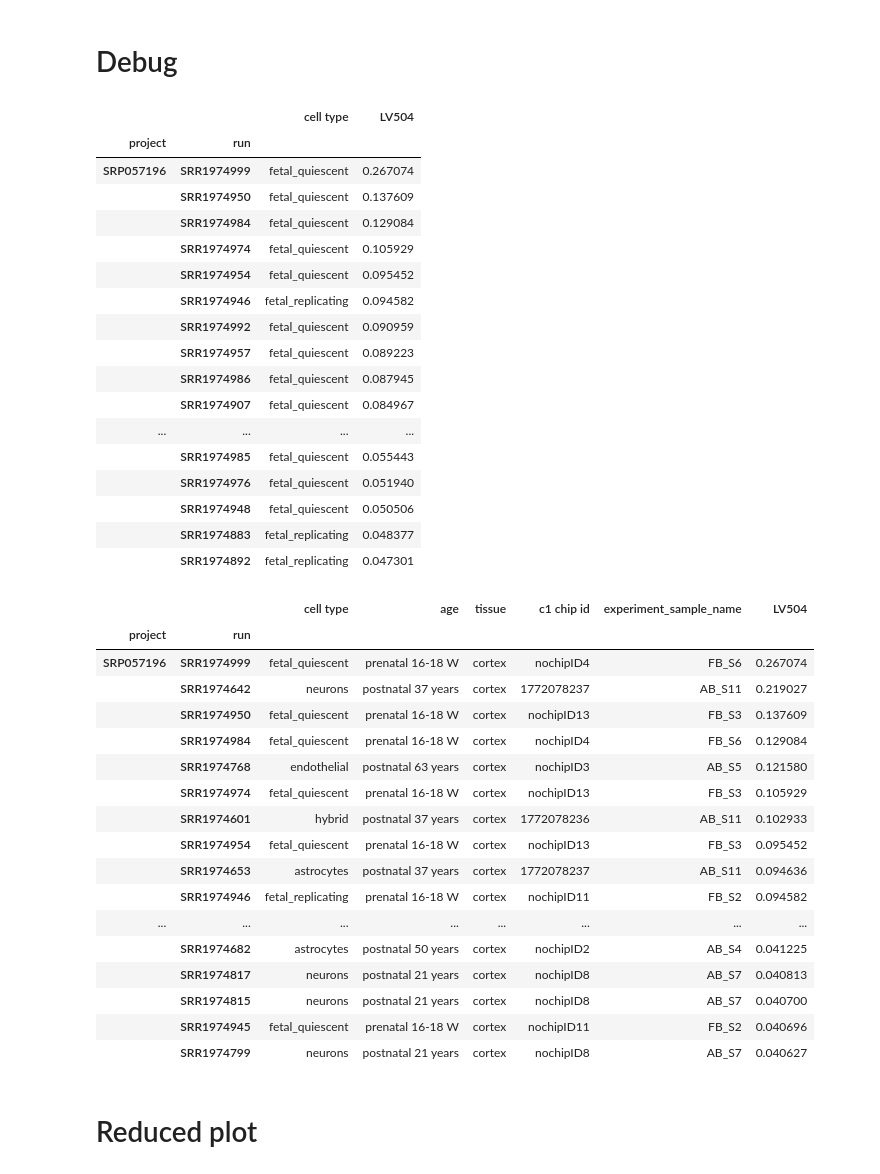
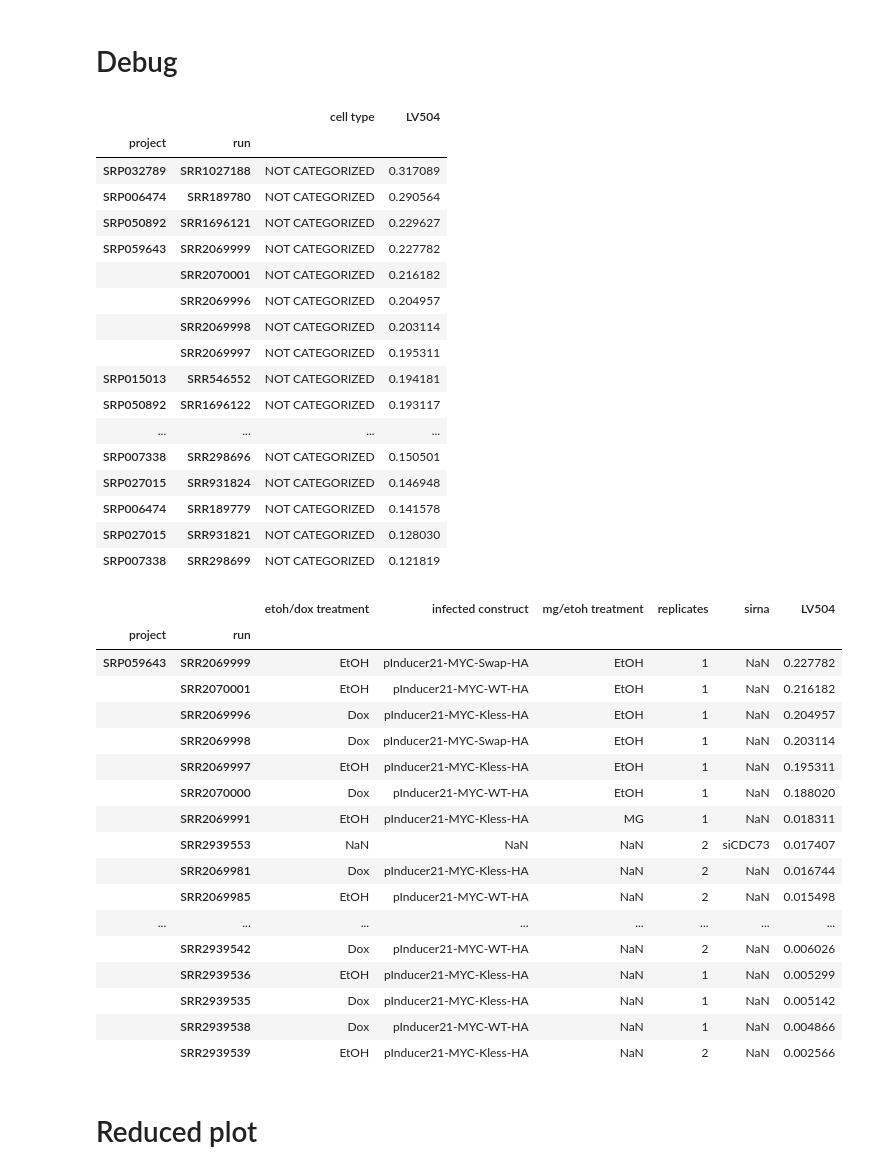
Before and after one commit to pivlab/phenoplier, a Jupyter notebook: projects/asthma-copd/nbs/35_gls_lvs_analyses/05-lv_cell_types/05-LV504-cell_types.ipynb, the cells around one changed output. Drawn from its saved outputs; the diff is of its cells as text; code cells hidden in the pictures.

```diff
--- a/projects/asthma-copd/nbs/35_gls_lvs_analyses/05-lv_cell_types/05-LV504-cell_types.ipynb
+++ b/projects/asthma-copd/nbs/35_gls_lvs_analyses/05-lv_cell_types/05-LV504-cell_types.ipynb
@@ -368,53 +376,53 @@ with sns.plotting_context("paper", font_scale=2.5), sns.axes_style("whitegrid"):
 with pd.option_context(
     "display.max_rows", None, "display.max_columns", None, "display.max_colwidth", None
 ):
-    _tmp = final_plot_data[final_plot_data[SELECTED_ATTRIBUTE].str.contains("fetal_")].sort_values(LV_NAME, ascending=False)
+    _tmp = final_plot_data[final_plot_data[SELECTED_ATTRIBUTE].str.contains("^NOT CATEGORIZED$")].sort_values(LV_NAME, ascending=False)
     display(_tmp.head(20))
 # %% [output]
 |  |  | cell type | LV504 |
 | project | run |  |  |
-| SRP057196 | SRR1974999 | fetal_quiescent | 0.267074 |
-|  | SRR1974950 | fetal_quiescent | 0.137609 |
-|  | SRR1974984 | fetal_quiescent | 0.129084 |
-|  | SRR1974974 | fetal_quiescent | 0.105929 |
-|  | SRR1974954 | fetal_quiescent | 0.095452 |
-|  | SRR1974946 | fetal_replicating | 0.094582 |
-|  | SRR1974992 | fetal_quiescent | 0.090959 |
-|  | SRR1974957 | fetal_quiescent | 0.089223 |
-|  | SRR1974986 | fetal_quiescent | 0.087945 |
-|  | SRR1974907 | fetal_quiescent | 0.084967 |
+| SRP032789 | SRR1027188 | NOT CATEGORIZED | 0.317089 |
+| SRP006474 | SRR189780 | NOT CATEGORIZED | 0.290564 |
+| SRP050892 | SRR1696121 | NOT CATEGORIZED | 0.229627 |
+| SRP059643 | SRR2069999 | NOT CATEGORIZED | 0.227782 |
+|  | SRR2070001 | NOT CATEGORIZED | 0.216182 |
+|  | SRR2069996 | NOT CATEGORIZED | 0.204957 |
+|  | SRR2069998 | NOT CATEGORIZED | 0.203114 |
+|  | SRR2069997 | NOT CATEGORIZED | 0.195311 |
+| SRP015013 | SRR546552 | NOT CATEGORIZED | 0.194181 |
+| SRP050892 | SRR1696122 | NOT CATEGORIZED | 0.193117 |
 | ... | ... | ... | ... |
-|  | SRR1974985 | fetal_quiescent | 0.055443 |
-|  | SRR1974976 | fetal_quiescent | 0.051940 |
-|  | SRR1974948 | fetal_quiescent | 0.050506 |
-|  | SRR1974883 | fetal_replicating | 0.048377 |
-|  | SRR1974892 | fetal_replicating | 0.047301 |
+| SRP007338 | SRR298696 | NOT CATEGORIZED | 0.150501 |
+| SRP027015 | SRR931824 | NOT CATEGORIZED | 0.146948 |
+| SRP006474 | SRR189779 | NOT CATEGORIZED | 0.141578 |
+| SRP027015 | SRR931821 | NOT CATEGORIZED | 0.128030 |
+| SRP007338 | SRR298699 | NOT CATEGORIZED | 0.121819 |
 # %%
 # what is there in these projects?
-_tmp = lv_data.loc[["SRP057196"]].dropna(how="all", axis=1).sort_values(
+_tmp = lv_data.loc[["SRP059643"]].dropna(how="all", axis=1).sort_values(
     LV_NAME, ascending=False
 )
 
 display(_tmp.head(60))
 # %% [output]
-|  |  | cell type | age | tissue | c1 chip id | experiment_sample_name | LV504 |
+|  |  | etoh/dox treatment | infected construct | mg/etoh treatment | replicates | sirna | LV504 |
 | project | run |  |  |  |  |  |  |
-| SRP057196 | SRR1974999 | fetal_quiescent | prenatal 16-18 W | cortex | nochipID4 | FB_S6 | 0.267074 |
-|  | SRR1974642 | neurons | postnatal 37 years | cortex | 1772078237 | AB_S11 | 0.219027 |
-|  | SRR1974950 | fetal_quiescent | prenatal 16-18 W | cortex | nochipID13 | FB_S3 | 0.137609 |
-|  | SRR1974984 | fetal_quiescent | prenatal 16-18 W | cortex | nochipID4 | FB_S6 | 0.129084 |
-|  | SRR1974768 | endothelial | postnatal 63 years | cortex | nochipID3 | AB_S5 | 0.121580 |
-|  | SRR1974974 | fetal_quiescent | prenatal 16-18 W | cortex | nochipID13 | FB_S3 | 0.105929 |
-|  | SRR1974601 | hybrid | postnatal 37 years | cortex | 1772078236 | AB_S11 | 0.102933 |
-|  | SRR1974954 | fetal_quiescent | prenatal 16-18 W | cortex | nochipID13 | FB_S3 | 0.095452 |
-|  | SRR1974653 | astrocytes | postnatal 37 years | cortex | 1772078237 | AB_S11 | 0.094636 |
-|  | SRR1974946 | fetal_replicating | prenatal 16-18 W | cortex | nochipID11 | FB_S2 | 0.094582 |
+| SRP059643 | SRR2069999 | EtOH | pInducer21-MYC-Swap-HA | EtOH | 1 | NaN | 0.227782 |
+|  | SRR2070001 | EtOH | pInducer21-MYC-WT-HA | EtOH | 1 | NaN | 0.216182 |
+|  | SRR2069996 | Dox | pInducer21-MYC-Kless-HA | EtOH | 1 | NaN | 0.204957 |
+|  | SRR2069998 | Dox | pInducer21-MYC-Swap-HA | EtOH | 1 | NaN | 0.203114 |
+|  | SRR2069997 | EtOH | pInducer21-MYC-Kless-HA | EtOH | 1 | NaN | 0.195311 |
+|  | SRR2070000 | Dox | pInducer21-MYC-WT-HA | EtOH | 1 | NaN | 0.188020 |
+|  | SRR2069991 | EtOH | pInducer21-MYC-Kless-HA | MG | 1 | NaN | 0.018311 |
+|  | SRR2939553 | NaN | NaN | NaN | 2 | siCDC73 | 0.017407 |
+|  | SRR2069981 | Dox | pInducer21-MYC-Kless-HA | NaN | 2 | NaN | 0.016744 |
+|  | SRR2069985 | EtOH | pInducer21-MYC-WT-HA | NaN | 2 | NaN | 0.015498 |
 | ... | ... | ... | ... | ... | ... | ... | ... |
-|  | SRR1974682 | astrocytes | postnatal 50 years | cortex | nochipID2 | AB_S4 | 0.041225 |
-|  | SRR1974817 | neurons | postnatal 21 years | cortex | nochipID8 | AB_S7 | 0.040813 |
-|  | SRR1974815 | neurons | postnatal 21 years | cortex | nochipID8 | AB_S7 | 0.040700 |
-|  | SRR1974945 | fetal_quiescent | prenatal 16-18 W | cortex | nochipID11 | FB_S2 | 0.040696 |
-|  | SRR1974799 | neurons | postnatal 21 years | cortex | nochipID8 | AB_S7 | 0.040627 |
+|  | SRR2939542 | Dox | pInducer21-MYC-WT-HA | NaN | 2 | NaN | 0.006026 |
+|  | SRR2939536 | EtOH | pInducer21-MYC-Kless-HA | NaN | 1 | NaN | 0.005299 |
+|  | SRR2939535 | Dox | pInducer21-MYC-Kless-HA | NaN | 1 | NaN | 0.005142 |
+|  | SRR2939538 | Dox | pInducer21-MYC-WT-HA | NaN | 1 | NaN | 0.004866 |
+|  | SRR2939539 | EtOH | pInducer21-MYC-Kless-HA | NaN | 2 | NaN | 0.002566 |
 # %% [markdown]
 # Reduced plot
 # %% [markdown]
```
Also changed, not shown: parts of 4 cells of this notebook, 1 other file.
